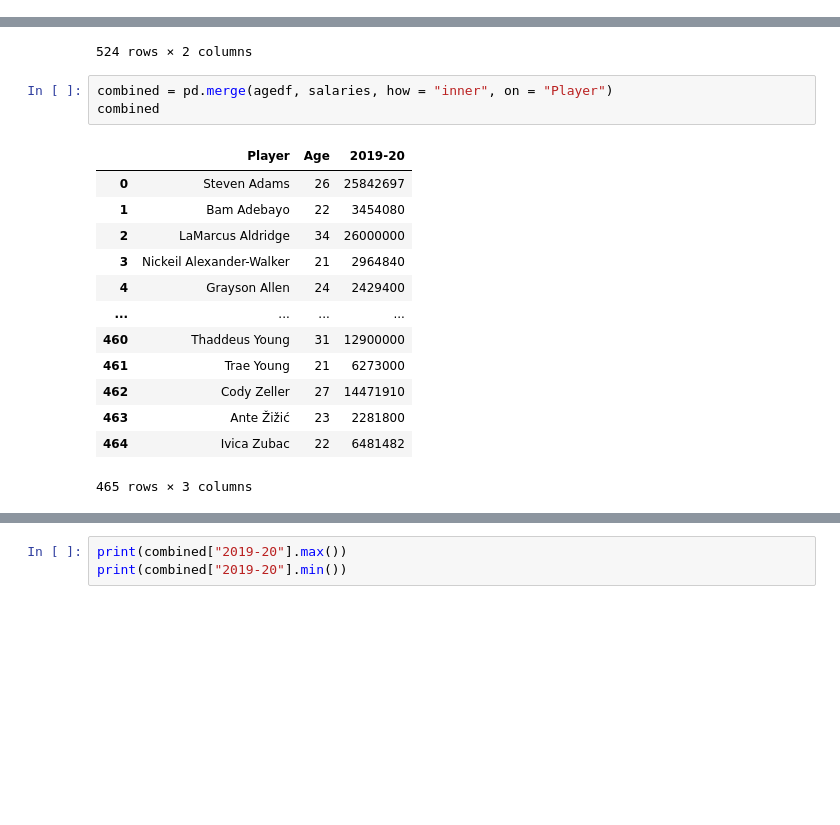
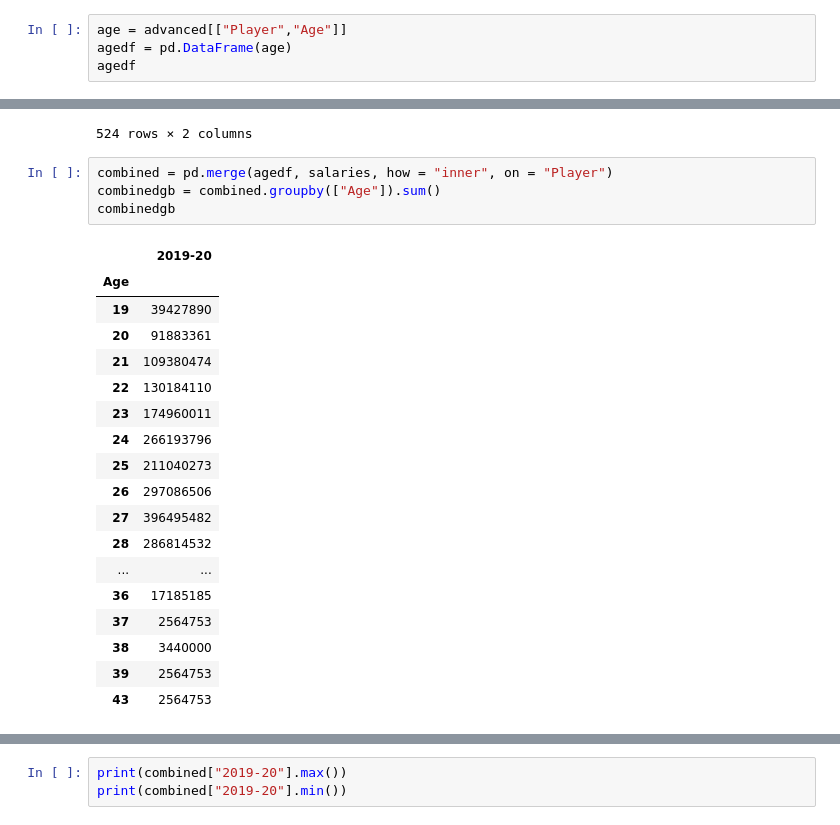
Before and after one commit to bbruzos/API-Project-, a Jupyter notebook: Research Data/MAin.ipynb, the cells around one changed output, grey strips where cells are left out. Saved outputs shown, nothing was run; the diff lists cells and outputs as text; blank space fills up the shorter version.

```diff
--- a/Research Data/MAin.ipynb
+++ b/Research Data/MAin.ipynb
@@ -22,0 +15,4 @@ KeyError: 'Name'
+# %%
+age = advanced[["Player","Age"]]
+agedf = pd.DataFrame(age)
+agedf
@@ -38,18 +48,24 @@ salaries
 524 rows × 2 columns
 # %%
 combined = pd.merge(agedf, salaries, how = "inner", on = "Player")
-combined
+combinedgb = combined.groupby(["Age"]).sum()
+combinedgb
 # %% [output]
-|  | Player | Age | 2019-20 |
-| 0 | Steven Adams | 26 | 25842697 |
-| 1 | Bam Adebayo | 22 | 3454080 |
-| 2 | LaMarcus Aldridge | 34 | 26000000 |
-| 3 | Nickeil Alexander-Walker | 21 | 2964840 |
-| 4 | Grayson Allen | 24 | 2429400 |
-| ... | ... | ... | ... |
-| 460 | Thaddeus Young | 31 | 12900000 |
-| 461 | Trae Young | 21 | 6273000 |
-| 462 | Cody Zeller | 27 | 14471910 |
-| 463 | Ante Žižić | 23 | 2281800 |
-| 464 | Ivica Zubac | 22 | 6481482 |
+|  | 2019-20 |
+| Age |  |
+| 19 | 39427890 |
+| 20 | 91883361 |
+| 21 | 109380474 |
+| 22 | 130184110 |
+| 23 | 174960011 |
+| 24 | 266193796 |
+| 25 | 211040273 |
+| 26 | 297086506 |
+| 27 | 396495482 |
+| 28 | 286814532 |
+| ... | ... |
+| 36 | 17185185 |
+| 37 | 2564753 |
+| 38 | 3440000 |
+| 39 | 2564753 |
+| 43 | 2564753 |
-465 rows × 3 columns
```
Also changed, not shown: parts of 7 cells of this notebook, 5 other files.
